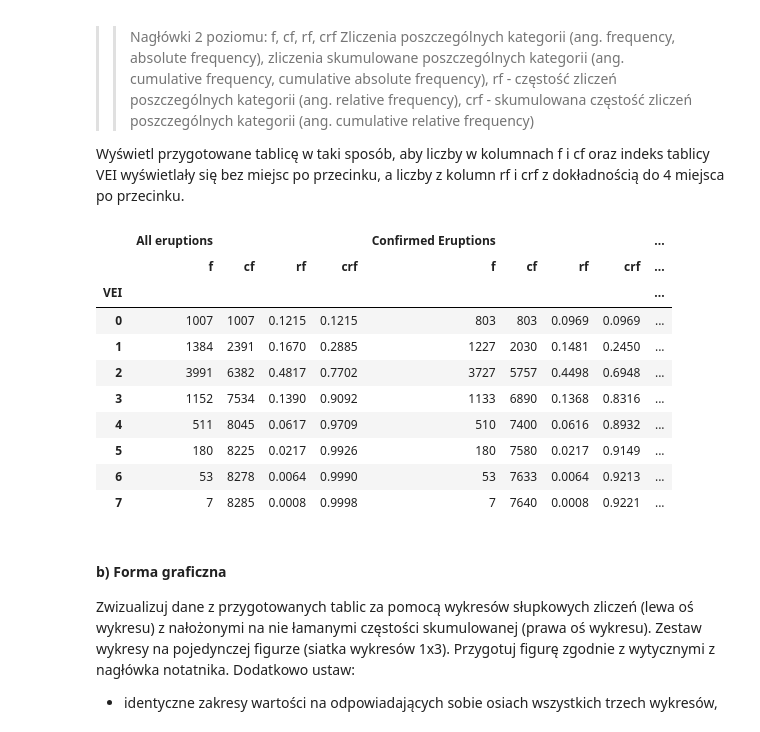
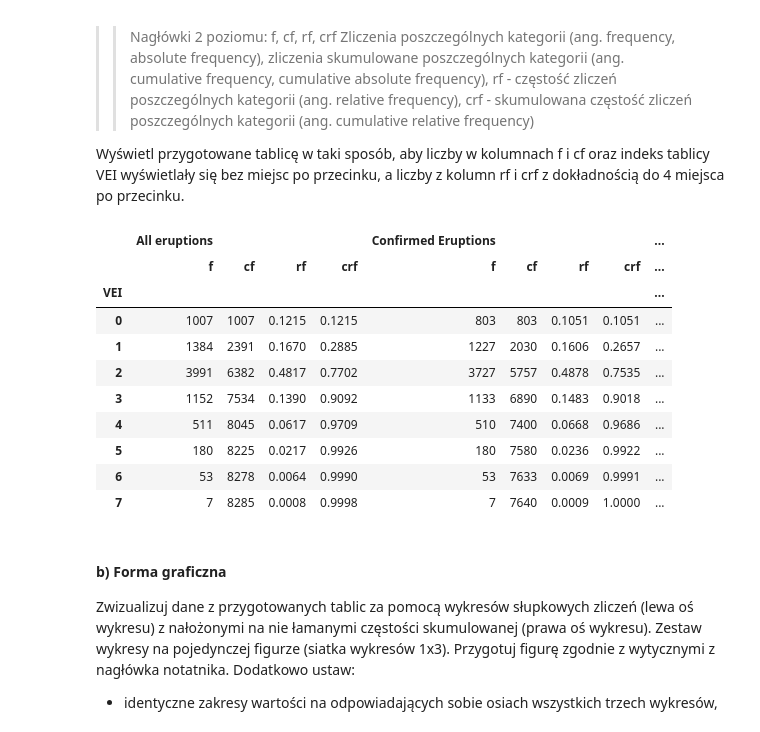
Before and after one commit to zuzannabrauer/dataAnalysisPython, a Jupyter notebook: ZZ01_CZ03.ipynb, the cells around one changed output. Cells and saved outputs as stored; diff of their text form; code cells hidden in the pictures.

```diff
--- a/ZZ01_CZ03.ipynb
+++ b/ZZ01_CZ03.ipynb
@@ -80,75 +82,43 @@ Przygotuj szeregi rozdzielcze VEI w formie tablicy `vei_data` zawierającej nast
 
 Wyświetl przygotowane tablicę w taki sposób, aby liczby w kolumnach f i cf oraz indeks tablicy VEI wyświetlały się bez miejsc po przecinku, a liczby z kolumn rf i crf z dokładnością do 4 miejsca po przecinku.
 # %%
-level_1_headers = ["All eruptions", "Confirmed Eruptions", "Uncertain Eruptions"]
-level_2_headers = ["f", "cf", "rf", "crf"]
-columns = pd.MultiIndex.from_product([level_1_headers, level_2_headers])
-multi_data = pd.DataFrame(columns=columns)
+eruptions_data['VEI'] = eruptions_data['VEI'].astype('int')
 
-vei_data_1 = eruptions_data
-vei_data_1["VEI"] = vei_data_1["VEI"].astype("int")
-vei_data_1 = vei_data_1[["VEI","Eruption Category"]]
-vei_data_1= vei_data_1["VEI"].value_counts().sort_index()
-vei_data_1 = pd.DataFrame(vei_data_1)
-vei_data_1.columns = ['f']
+vei_data_1 = pd.DataFrame()
+vei_data_1['f'] = eruptions_data.groupby('VEI')['Eruption Category'].count()
 vei_data_1['cf'] = vei_data_1['f'].cumsum()
-vei_data_1['rf'] = (vei_data_1["f"] / vei_data_1["f"].sum()).round(4)
-vei_data_1['crf'] = vei_data_1 ['rf'].cumsum().round(4)
+vei_data_1['rf'] = (vei_data_1['f'])/(vei_data_1['f'].sum())
+vei_data_1['rf'] = (vei_data_1['rf']).round(4)
+vei_data_1['crf'] = vei_data_1['rf'].cumsum()
 
+vei_data_2 = pd.DataFrame()
+vei_data_2['f'] = pd.DataFrame(eruptions_data[eruptions_data['Eruption Category'] == 'Confirmed'].groupby('VEI')['Eruption Category'].count())
+vei_data_2['cf'] = vei_data_2['f'].cumsum()
+vei_data_2['rf'] = (vei_data_2['f'])/(vei_data_2['f'].sum())
+vei_data_2['rf'] = (vei_data_2['rf']).round(4)
+vei_data_2['crf'] = vei_data_2['rf'].cumsum()
 
-vei_data_2 = eruptions_data
-vei_data_2["VEI"] = vei_data_2["VEI"].astype("int")
-vei_data_2 = vei_data_2[vei_data_2 ["Eruption Category"] == "Confirmed"][["VEI","Eruption Category"]]
-vei_data_2= vei_data_2["VEI"].value_counts().sort_index()
-vei_data_2 = pd.DataFrame(vei_data_2)
-vei_data_2.columns = ['f']
-vei_data_2['cf'] = vei_data_2['f'].cumsum()
-vei_data_2['rf'] = (vei_data_2["f"] / vei_data_1["f"].sum()).round(4)
-vei_data_2['crf'] = vei_data_2 ['rf'].cumsum().round(4)
-vei_data_2
+vei_data_3 = pd.DataFrame()
+vei_data_3['f'] = pd.DataFrame(eruptions_data[eruptions_data['Eruption Category'] == 'Uncertain'].groupby('VEI')['Eruption Category'].count())
+vei_data_3['cf'] = vei_data_3['f'].cumsum()
+vei_data_3['rf'] = (vei_data_3['f'])/(vei_data_3['f'].sum())
+vei_data_3['rf'] = (vei_data_3['rf']).round(4) #5
+vei_data_3['crf'] = vei_data_3['rf'].cumsum()
 
-
-vei_data_3 = eruptions_data
-vei_data_3["VEI"] = vei_data_3["VEI"].astype("int")
-vei_data_3 = vei_data_3[vei_data_3 ["Eruption Category"] == "Uncertain"][["VEI","Eruption Category"]]
-vei_data_3= vei_data_3["VEI"].value_counts().sort_index()
-vei_data_3 = pd.DataFrame(vei_data_3)
-vei_data_3.columns = ['f']
-vei_data_3['cf'] = vei_data_3['f'].cumsum()
-vei_data_3['rf'] = (vei_data_3["f"] / vei_data_3["f"].sum()).round(4)
-vei_data_3['crf'] = vei_data_3 ['rf'].cumsum().round(4)
-vei_data_3
-
-vei_data = pd.concat([vei_data_1, vei_data_2,vei_data_3], axis=1)
-multi_data[("All eruptions", "f")] = vei_data_1["f"]
-multi_data[("All eruptions","cf")] = vei_data_1["cf"]
-multi_data[("All eruptions", "rf")] = vei_data_1["rf"]
-multi_data[("All eruptions", "crf")] = vei_data_1["crf"]
-
-multi_data[("Confirmed Eruptions", "f")] = vei_data_2["f"]
-multi_data[("Confirmed Eruptions","cf")] = vei_data_2["cf"]
-multi_data[("Confirmed Eruptions", "rf")] = vei_data_2["rf"]
-multi_data[("Confirmed Eruptions", "crf")] = vei_data_2["crf"]
-
-multi_data[("Uncertain Eruptions", "f")] = vei_data_3["f"]
-multi_data[("Uncertain Eruptions","cf")] = vei_data_3["cf"]
-multi_data[("Uncertain Eruptions", "rf")] = vei_data_3["rf"]
-multi_data[("Uncertain Eruptions", "crf")] = vei_data_3["crf"]
-
-vei_data = multi_data
+vei_data = pd.concat([vei_data_1, vei_data_2, vei_data_3], keys = ['All eruptions', 'Confirmed Eruptions', 'Uncertain Eruptions'], axis = 1)
 vei_data
 # %% [output]
 |  | All eruptions |  |  |  | Confirmed Eruptions |  |  |  | ... |
 |  | f | cf | rf | crf | f | cf | rf | crf | ... |
 | VEI |  |  |  |  |  |  |  |  | ... |
-| 0 | 1007 | 1007 | 0.1215 | 0.1215 | 803 | 803 | 0.0969 | 0.0969 | ... |
-| 1 | 1384 | 2391 | 0.1670 | 0.2885 | 1227 | 2030 | 0.1481 | 0.2450 | ... |
-| 2 | 3991 | 6382 | 0.4817 | 0.7702 | 3727 | 5757 | 0.4498 | 0.6948 | ... |
-| 3 | 1152 | 7534 | 0.1390 | 0.9092 | 1133 | 6890 | 0.1368 | 0.8316 | ... |
-| 4 | 511 | 8045 | 0.0617 | 0.9709 | 510 | 7400 | 0.0616 | 0.8932 | ... |
-| 5 | 180 | 8225 | 0.0217 | 0.9926 | 180 | 7580 | 0.0217 | 0.9149 | ... |
-| 6 | 53 | 8278 | 0.0064 | 0.9990 | 53 | 7633 | 0.0064 | 0.9213 | ... |
-| 7 | 7 | 8285 | 0.0008 | 0.9998 | 7 | 7640 | 0.0008 | 0.9221 | ... |
+| 0 | 1007 | 1007 | 0.1215 | 0.1215 | 803 | 803 | 0.1051 | 0.1051 | ... |
+| 1 | 1384 | 2391 | 0.1670 | 0.2885 | 1227 | 2030 | 0.1606 | 0.2657 | ... |
+| 2 | 3991 | 6382 | 0.4817 | 0.7702 | 3727 | 5757 | 0.4878 | 0.7535 | ... |
+| 3 | 1152 | 7534 | 0.1390 | 0.9092 | 1133 | 6890 | 0.1483 | 0.9018 | ... |
+| 4 | 511 | 8045 | 0.0617 | 0.9709 | 510 | 7400 | 0.0668 | 0.9686 | ... |
+| 5 | 180 | 8225 | 0.0217 | 0.9926 | 180 | 7580 | 0.0236 | 0.9922 | ... |
+| 6 | 53 | 8278 | 0.0064 | 0.9990 | 53 | 7633 | 0.0069 | 0.9991 | ... |
+| 7 | 7 | 8285 | 0.0008 | 0.9998 | 7 | 7640 | 0.0009 | 1.0000 | ... |
 # %%
 ## Komórka testowa
 # Test 1: Indeks
```
Also changed, not shown: parts of 4 cells of this notebook.
